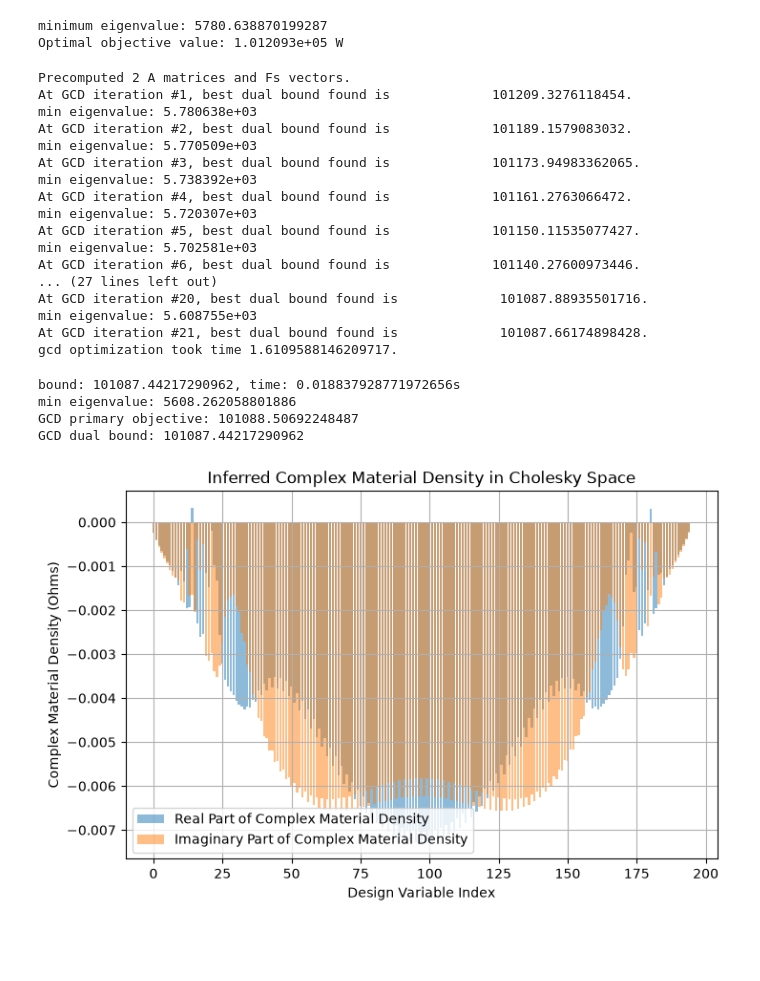
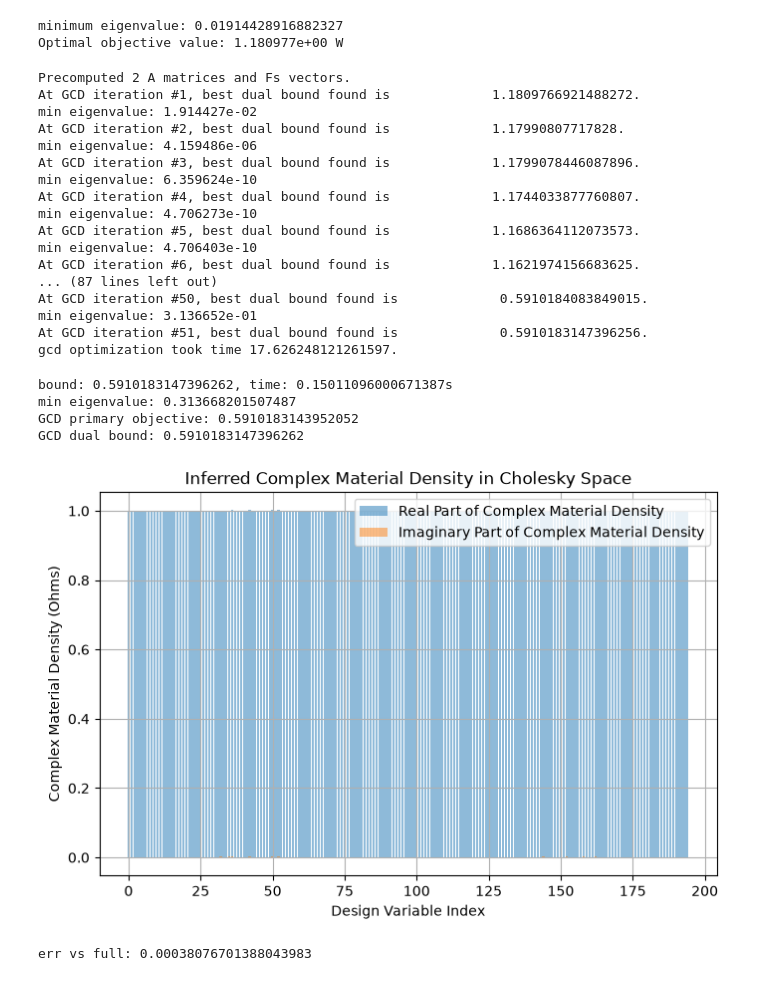
Before and after one commit to liskaja8/dolphindes, a Jupyter notebook: examples/limits/preconditioner+conductivityDecreas.ipynb, the cells around one changed output. Cells and saved outputs as stored; diff of their text form; code cells hidden in the pictures; blank space fills up the shorter version.

```diff
--- a/examples/limits/preconditioner+conductivityDecreas.ipynb
+++ b/examples/limits/preconditioner+conductivityDecreas.ipynb
@@ -11,7 +11,7 @@ epsilon_0 = 8.854e-12 # F/m
 mu_0 = 4e-7 * np.pi # H/m
 c = 1/np.sqrt(epsilon_0 * mu_0) # speed of light in vacuum
 
-E0 = 1e3 # plane wave amplitude in V/m
+E0 = 1e5 # plane wave amplitude in V/m
 
 frequency = 2.45e9 # frequency in Hz
 wavelength = c / frequency # wavelength in m
@@ -24,7 +24,7 @@ print(f"Antenna circumradius: {a} m")
 
 omega = 2 * np.pi * frequency # angular frequency
 
-conductivity_reduction_factor = 1 # factor to reduce conductivity for testing purposes
+conductivity_reduction_factor = 1e-9 # factor to reduce conductivity for testing purposes
 copper_conductivity = conductivity_reduction_factor*5.96e7 # S/m
 copper_permittivity = 1 + 1j * copper_conductivity / (omega * epsilon_0) # copper permittivity in dimensionless units
 print(f"Copper permittivity: {copper_permittivity:.2e}")
@@ -42,7 +42,7 @@ print(f"Surface conductance: {1/Zs} S*square")
 print(f"Equivalent susceptibility: {-1j/Zs}")
 
 # Load matrices from text files
-Lmat = np.loadtxt(r"Lmat_matrix.txt", delimiter=',') # lossy matrix
+Lmat = np.loadtxt(r"Lmat_dipole.txt", delimiter=',') # lossy matrix
 
 Ndes = Lmat.shape[0] # number of design variables
 print("Number of design variables: ", Ndes)
@@ -56,13 +56,13 @@ def Msym(M):
 def Mchol(M):
     return(Msym(LcholInv.conj().T @ M @ LcholInv))
 
-R0 = np.loadtxt(r"R0_matrix.txt", delimiter=',') # radiated power matrix
+R0 = np.loadtxt(r"R0_dipole.txt", delimiter=',') # radiated power matrix
 R0 = Mchol(R0)
 
-X0 = np.loadtxt(r"X0_matrix.txt", delimiter=',') # reactive power matrix
+X0 = np.loadtxt(r"X0_dipole.txt", delimiter=',') # reactive power matrix
 X0 = Mchol(X0)
 
-Vinc = np.loadtxt(r"V_vector.txt", delimiter=',') # voltage excitation vector
+Vinc = np.loadtxt(r"V_dipole.txt", delimiter=',') # voltage excitation vector
 Vinc = E0*Vinc
 def Vchol(v):
     return(LcholInv.conj().T @ Vinc)
@@ -130,7 +130,7 @@ Bmat = Obj
 bVec = obj
 beta = obj0
 
-Umat = S
+Umat = -S
 eVec = Vp/2
 
 QCQP = DenseSharedProjQCQP(
@@ -142,7 +142,7 @@ QCQP = DenseSharedProjQCQP(
 
 t1 = time.time()
 lags_init = np.zeros((2,))
-lags_init[1] = 1e5
+lags_init[1] = -1e5
 
 # New interface for specifying optimization hyperparameters. https://dolphindes.readthedocs.io/en/latest/api/dolphindes.cvxopt.OptimizationHyperparameters.html
 opt_params = OptimizationHyperparameters(opttol=1e-4,
@@ -189,8 +186,8 @@ Ivec = QCQP.current_xstar
 Popt = evalObj(Ivec) # optimal objective value
 print(f"Optimal objective value: {Popt:.6e} W")
 # %% [output]
-minimum eigenvalue: 5780.638870199287
-Optimal objective value: 1.012093e+05 W
+minimum eigenvalue: 0.01914428916882327
+Optimal objective value: 1.180977e+00 W
 # %%
 from dolphindes.cvxopt.gcd import GCDHyperparameters
 import copy
@@ -198,7 +195,7 @@ gcd_QCQP = copy.deepcopy(QCQP)
 
 t = time.time()
 opt_params = OptimizationHyperparameters(
-    opttol=1e-6,
+    opttol=1e-9,
     gradConverge=True,
     min_inner_iter=10,
     max_restart=10,
@@ -209,9 +206,9 @@ opt_params = OptimizationHyperparameters(
 )
 
 gcd_params = GCDHyperparameters(
-    gcd_tol=1e-6,                 # Keep extremely tight to prevent early exit
-    max_proj_cstrt_num=10,       # CRITICAL: > 390. Safely covers all complex degrees of freedom!
-    max_gcd_iter_num=20,         # Increased to give GCD enough runway to generate up to 400 constraints
+    gcd_tol=1e-9,                 # Keep extremely tight to prevent early exit
+    max_proj_cstrt_num=30,       # CRITICAL: > 390. Safely covers all complex degrees of freedom!
+    max_gcd_iter_num=50,         # Increased to give GCD enough runway to generate up to 400 constraints
     gcd_iter_period=5,            # Check for convergence every 2*Nopt iterations to give GCD enough time to generate constraints and converge
     orthonormalize=True,         # Keep OFF so complex phase information isn't scrambled
     opt_params=opt_params
@@ -220,22 +217,22 @@ gcd_QCQP.run_gcd(gcd_params=gcd_params)
 print(f'gcd optimization took time {time.time()-t}.')
 # %% [output]
 Precomputed 2 A matrices and Fs vectors.
-At GCD iteration #1, best dual bound found is             101209.3276118454.
-min eigenvalue: 5.780638e+03
-At GCD iteration #2, best dual bound found is             101189.1579083032.
-min eigenvalue: 5.770509e+03
-At GCD iteration #3, best dual bound found is             101173.94983362065.
-min eigenvalue: 5.738392e+03
-At GCD iteration #4, best dual bound found is             101161.2763066472.
-min eigenvalue: 5.720307e+03
-At GCD iteration #5, best dual bound found is             101150.11535077427.
-min eigenvalue: 5.702581e+03
-At GCD iteration #6, best dual bound found is             101140.27600973446.
-... (27 lines left out)
-At GCD iteration #20, best dual bound found is             101087.88935501716.
-min eigenvalue: 5.608755e+03
-At GCD iteration #21, best dual bound found is             101087.66174898428.
-gcd optimization took time 1.6109588146209717.
+At GCD iteration #1, best dual bound found is             1.1809766921488272.
+min eigenvalue: 1.914427e-02
+At GCD iteration #2, best dual bound found is             1.17990807717828.
+min eigenvalue: 4.159486e-06
+At GCD iteration #3, best dual bound found is             1.1799078446087896.
+min eigenvalue: 6.359624e-10
+At GCD iteration #4, best dual bound found is             1.1744033877760807.
+min eigenvalue: 4.706273e-10
+At GCD iteration #5, best dual bound found is             1.1686364112073573.
+min eigenvalue: 4.706403e-10
+At GCD iteration #6, best dual bound found is             1.1621974156683625.
+... (87 lines left out)
+At GCD iteration #50, best dual bound found is             0.5910184083849015.
+min eigenvalue: 3.136652e-01
+At GCD iteration #51, best dual bound found is             0.5910183147396256.
+gcd optimization took time 17.626248121261597.
 # %%
 # Now I take the solved gcd_QCQP and finetune it with BFGS if necessary.
 t1 = time.time()
@@ -255,29 +252,33 @@ primar_obj = evalObj(Ivec)
 print(f"GCD primary objective: {primar_obj}")
 print(f"GCD dual bound: {gcd_QCQP.current_dual}")
 # %% [output]
-bound: 101087.44217290962, time: 0.018837928771972656s
-min eigenvalue: 5608.262058801886
-GCD primary objective: 101088.50692248487
-GCD dual bound: 101087.44217290962
+bound: 0.5910183147396262, time: 0.15011096000671387s
+min eigenvalue: 0.313668201507487
+GCD primary objective: 0.5910183143952052
+GCD dual bound: 0.5910183147396262
 # %%
-Vopt = Ztot @ Ivec
+# Ivec = Ifull
+Vopt = Z0 @ Ivec
 Vinf = Vinc - Vopt
 
 sigmaInf = Ivec/Vinf
 sigmaFull = 1/Zs
 
 complexMaterialDensity = sigmaInf/sigmaFull
 
 # bar plot with real and imaginary parts of Zinf for Ndes design variables
 import matplotlib.pyplot as plt
 plt.figure(figsize=(8, 5))
 plt.bar(np.arange(Ndes), np.real(complexMaterialDensity), alpha=0.5, label='Real Part of Complex Material Density')
 plt.bar(np.arange(Ndes), np.imag(complexMaterialDensity), alpha=0.5, label='Imaginary Part of Complex Material Density')
 plt.xlabel('Design Variable Index')
 plt.ylabel('Complex Material Density (Ohms)')
 plt.title('Inferred Complex Material Density in Cholesky Space')
 plt.legend()
 plt.grid(True)
 plt.show()
+
+print(f"err vs full: {np.linalg.norm(Ivec - Ifull)/np.linalg.norm(Ifull)}")
 # %% [output]
-[figure, old version]
+[figure, new version]
+err vs full: 0.00038076701388043983
```
Also changed, not shown: parts of 4 cells of this notebook, 18 other files.
